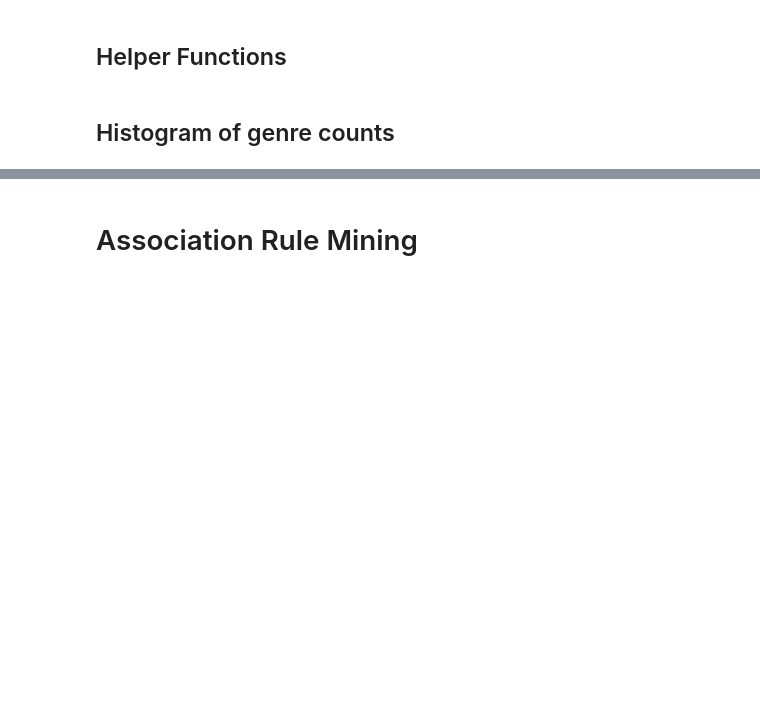
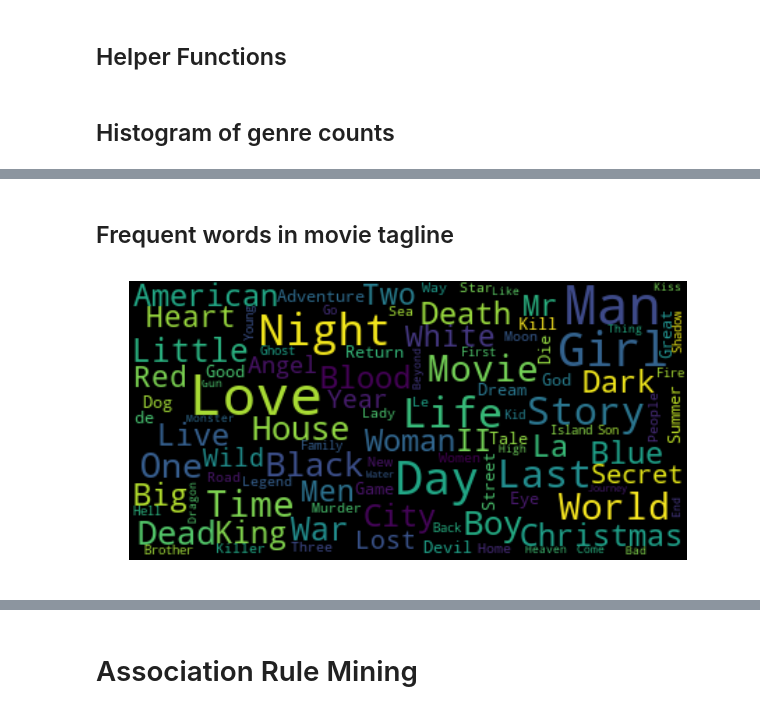
Before and after one commit to shapu/Data-Mining-Final-Project, a Jupyter notebook: MovieDatasetClassification.ipynb, the cells around one changed output, grey strips where cells are left out. Drawn from its saved outputs; the diff is of its cells as text; code cells hidden in the pictures; blank space fills up the shorter version.

```diff
--- a/MovieDatasetClassification.ipynb
+++ b/MovieDatasetClassification.ipynb
@@ -270,0 +301,7 @@ def plot_boxplots(df,cols,col_name,size=(50,20)):
+# %% [markdown]
+## Frequent words in movie tagline
+# %%
+tagline_text = get_all_text(movie_metadata,'title')
+plot_wordcloud(tagline_text,(10,10))
+# %% [output]
+[figure, added]
```
Also changed, not shown: parts of 29 cells of this notebook.
